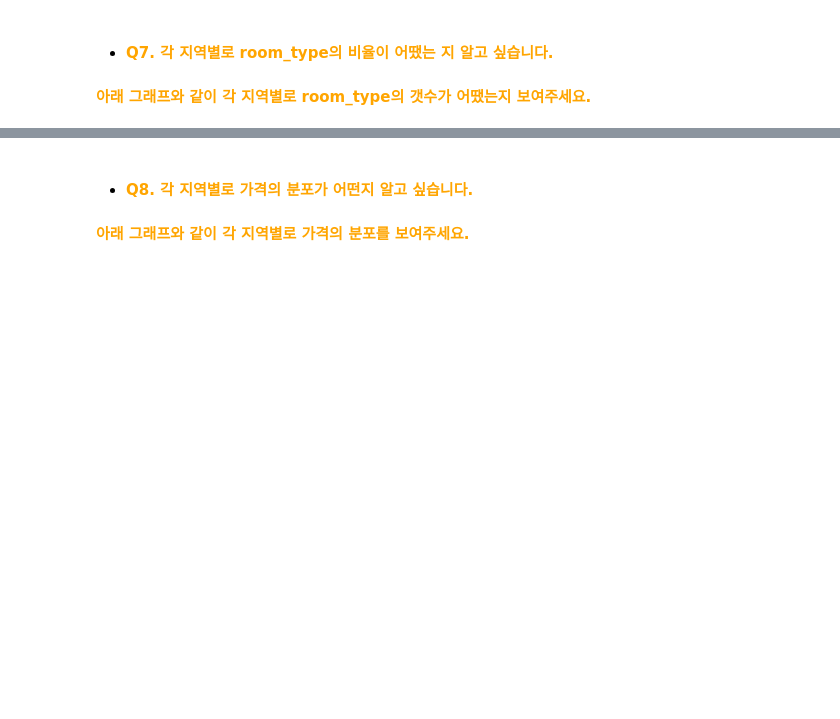
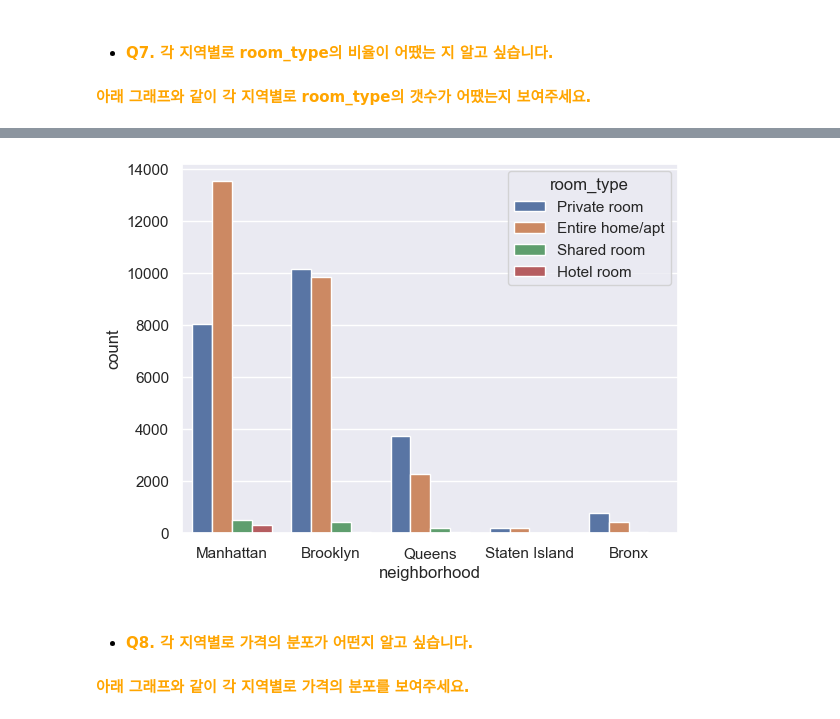
Before and after one commit to hajin-kim/ybigta-23th-onboarding, a Jupyter notebook: 0713 EDA, FE/EDA_FE 과제.ipynb, the cells around one changed output, grey strips where cells are left out. Saved outputs shown, nothing was run; the diff lists cells and outputs as text; code cells hidden in the pictures; blank space fills up the shorter version.

```diff
--- a/0713 EDA, FE/EDA_FE 과제.ipynb
+++ b/0713 EDA, FE/EDA_FE 과제.ipynb
@@ -190,3 +202,10 @@ memory usage: 14.3+ MB
+# %%
+# Q7
+sns.set()
+sns.countplot(data=df, x="neighborhood", hue="room_type")
+plt.show()
+# %% [output]
+[figure, added]
 # %% [markdown]
 - #### <font color='orange'> Q8. 각 지역별로 가격의 분포가 어떤지 알고 싶습니다.
 
```
Also changed, not shown: parts of 31 cells of this notebook, 1 other file.
